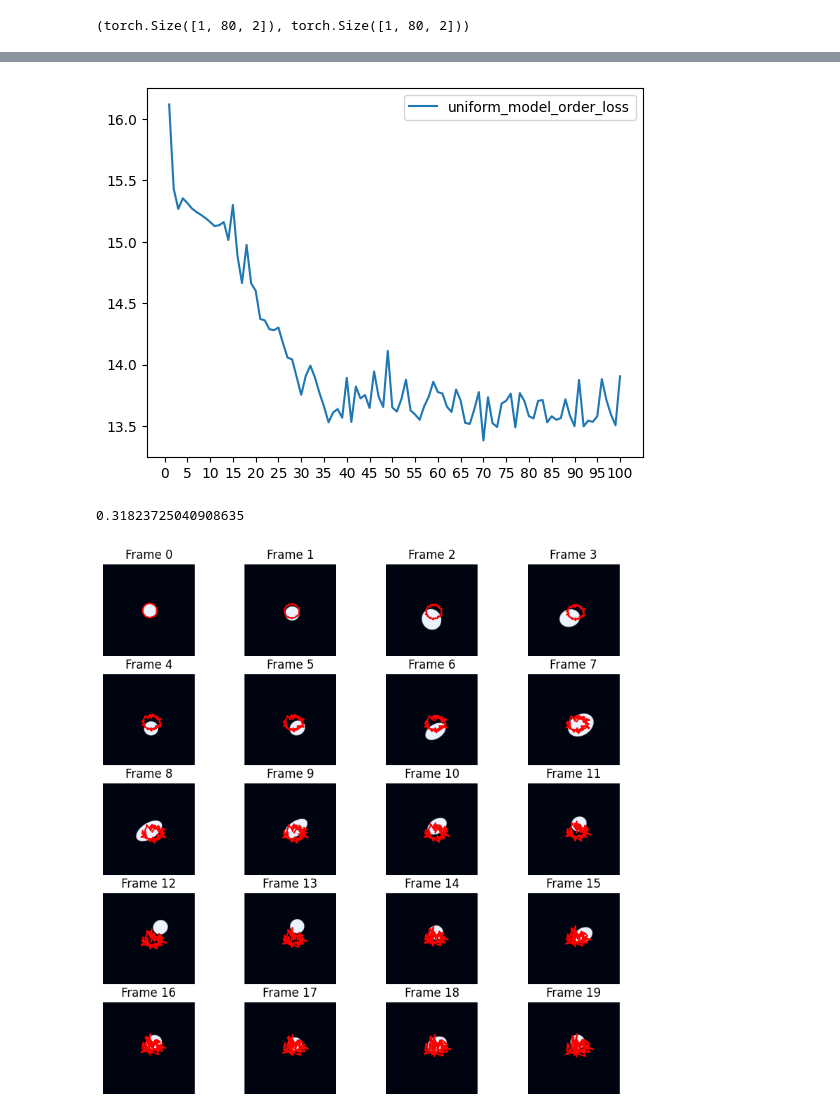
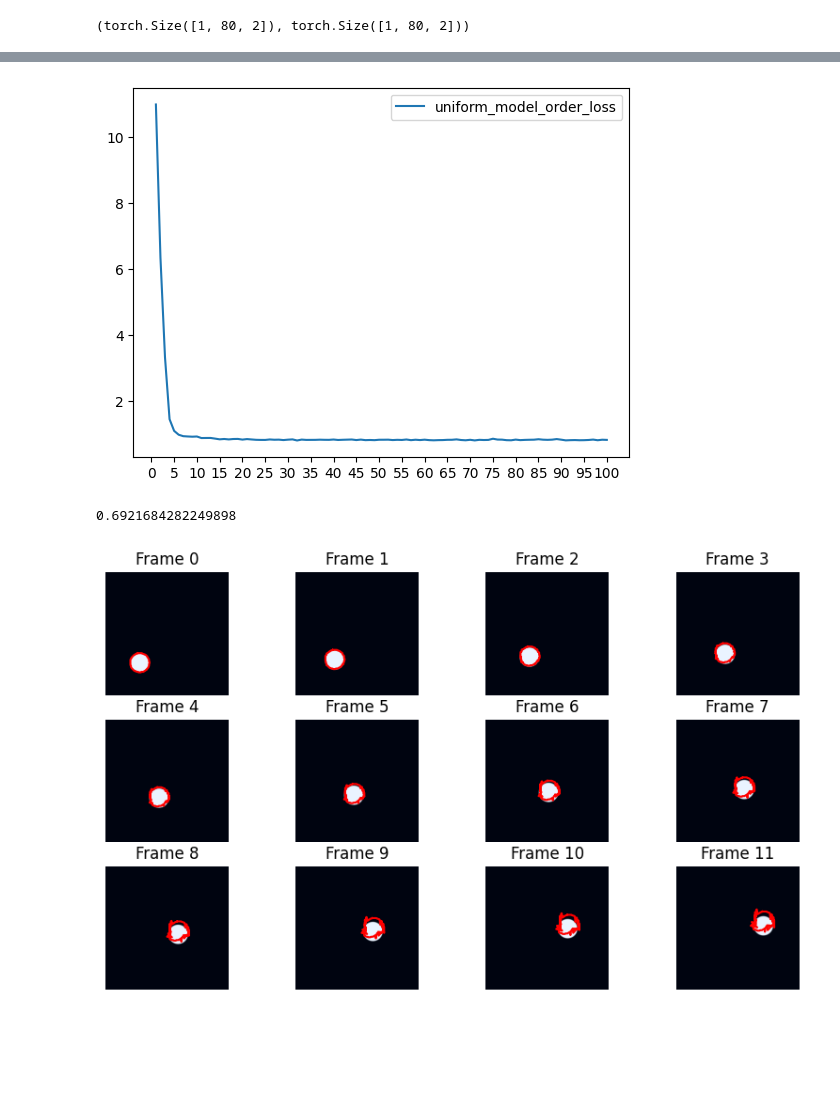
Before and after one commit to wcbup/VOS_boundary_tracking, a Jupyter notebook: train.ipynb, the cells around one changed output, grey strips where cells are left out. Cells and saved outputs as stored; diff of their text form; code cells hidden in the pictures; blank space fills up the shorter version.

```diff
--- a/train.ipynb
+++ b/train.ipynb
@@ -124,8 +124,8 @@ tensor(232.9389, grad_fn=<DivBackward0>)
 # %%
 model = Model().to('cuda')
 model_name = "uniform_model"
-# data_set = BallDataset()
-data_set = BallDataset("ellipse/uniform_samples_80.json")
+data_set = BallDataset()
+# data_set = BallDataset("ellipse/uniform_samples_80.json")
 # data_set = DAVIS_Seq2(is_uniform=True, is_one_video=True)
 # loss_name = "chamer_distance_loss"
 loss_name = "order_loss"
@@ -215,7 +215,7 @@ plt.legend()
 plt.xticks(np.arange(0, 101, 5))
 plt.show()
 # %% [output]
-[figure, old version]
+[figure, new version]
 # %%
 class DAVIS_test(torch.utils.data.Dataset):
     def __init__(self, video_name: str, is_uniform=True):
@@ -292,34 +292,34 @@ def test_model_one_video(model, test_dataset: torch.utils.data.Dataset, device="
             boundary_offset = model(
                 pre_img.unsqueeze(0).to(device),
                 img.unsqueeze(0).to(device),
                 pre_boundary.unsqueeze(0).to(device),
             )
             # pre_boundary[:, 0] += 9
             # print(boundary_offset)
             pre_boundary = pre_boundary + boundary_offset.squeeze(0)
             pre_boundary = pre_boundary.int()
             pre_boundary = torch.clamp(pre_boundary, 0, 223)
             # print(pre_boundary.cpu() - boundary)
             # pre_boundary = boundary.squeeze(0).to(device)
             pre_img = img
             if i % interval == 0:
                 plt.subplot(10, 4, i // interval + 1)
                 # plt.subplot(4, 4, i // interval)
                 plt.imshow(normalize_image(pre_img.permute(1, 2, 0)))
                 # index = 10
                 # plt.scatter(pre_boundary.cpu().numpy()[:, 0][index], pre_boundary.cpu().numpy()[:, 1][index], )
                 plt.plot(pre_boundary.cpu().numpy()[:, 0], pre_boundary.cpu().numpy()[:, 1], "r")
                 plt.axis('off')
                 plt.title(f'Frame {i}')
         total_iou += get_boundary_iou(sgm, pre_boundary.cpu().numpy())
     return total_iou / (len(test_dataset) - 1)
 # if model_name == "uniform_model":
 #     test_dataset = DAVIS_test("bear", is_uniform=True)
 # else:
 #     test_dataset = DAVIS_test("bear", is_uniform=False)
-# test_dataset = Balltest()
-test_dataset = Balltest("ellipse/uniform_samples_80.json")
+test_dataset = Balltest()
+# test_dataset = Balltest("ellipse/uniform_samples_80.json")
 test_model_one_video(model, test_dataset)
 # %% [output]
-0.31823725040908635
+0.6921684282249898
-[figure, old version]
+[figure, new version]
```
Also changed, not shown: parts of 9 cells of this notebook, 3 other files.
